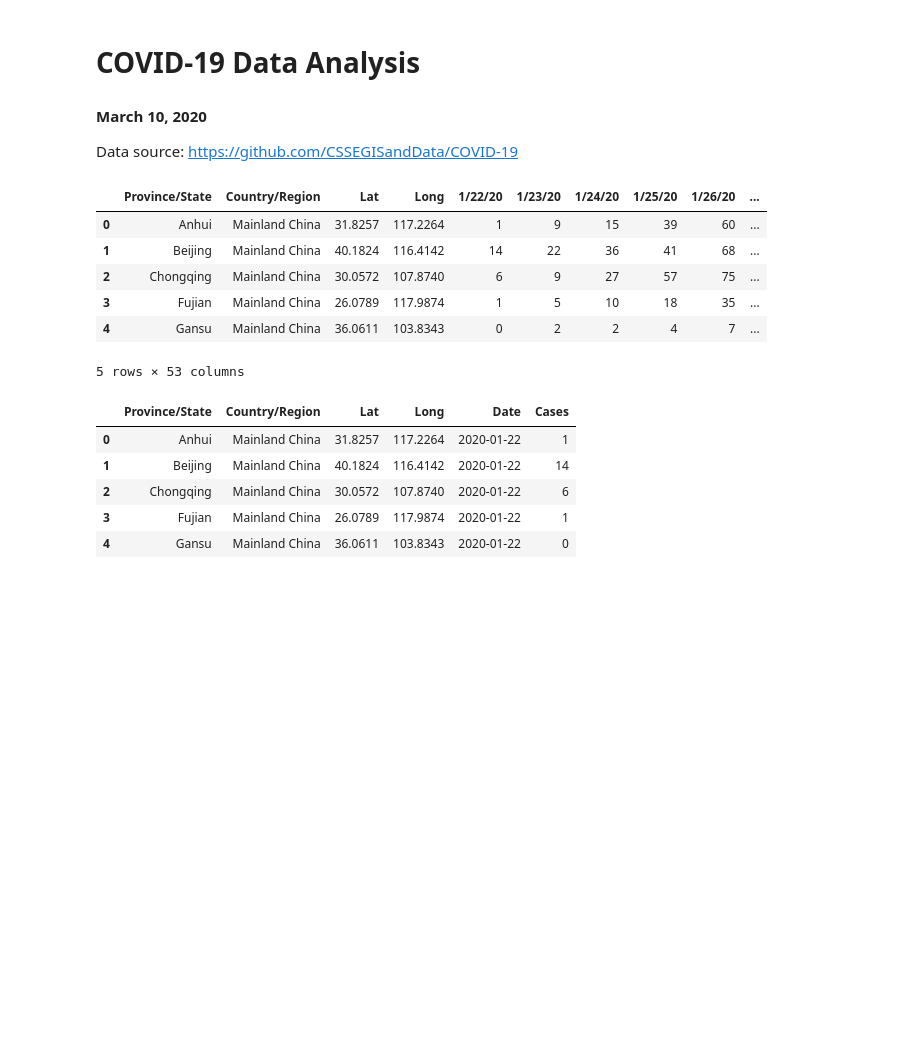
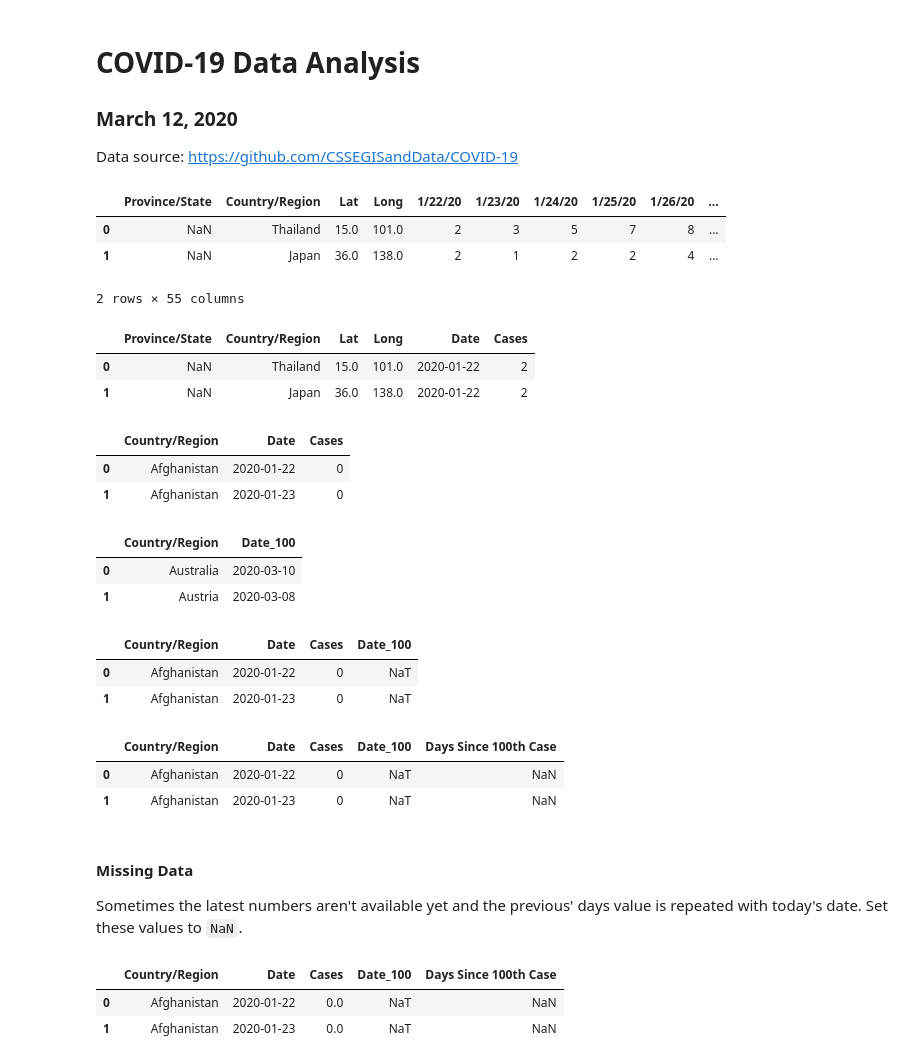
Before and after one commit to jenfly/covid-19, a Jupyter notebook: covid-19-timeseries.ipynb, the cells around one changed output. Cells and saved outputs as stored; diff of their text form; code cells hidden in the pictures; blank space fills up the shorter version.

```diff
--- a/covid-19-timeseries.ipynb
+++ b/covid-19-timeseries.ipynb
@@ -1,7 +1,7 @@
 # %% [markdown]
 # COVID-19 Data Analysis
 
-#### March 10, 2020
+### March 12, 2020
 
 Data source: https://github.com/CSSEGISandData/COVID-19
 # %%
@@ -11,26 +12,61 @@ import plotly.graph_objects as go
 # %%
 # Read up-to-date data from online repository
 url = 'https://raw.githubusercontent.com/CSSEGISandData/COVID-19/master/csse_covid_19_data/csse_covid_19_time_series/time_series_19-covid-Confirmed.csv'
 cov_in = pd.read_csv(url)
-cov_in.head()
+cov_in.head(2)
 # %% [output]
 |  | Province/State | Country/Region | Lat | Long | 1/22/20 | 1/23/20 | 1/24/20 | 1/25/20 | 1/26/20 | ... |
-| 0 | Anhui | Mainland China | 31.8257 | 117.2264 | 1 | 9 | 15 | 39 | 60 | ... |
-| 1 | Beijing | Mainland China | 40.1824 | 116.4142 | 14 | 22 | 36 | 41 | 68 | ... |
-| 2 | Chongqing | Mainland China | 30.0572 | 107.8740 | 6 | 9 | 27 | 57 | 75 | ... |
-| 3 | Fujian | Mainland China | 26.0789 | 117.9874 | 1 | 5 | 10 | 18 | 35 | ... |
-| 4 | Gansu | Mainland China | 36.0611 | 103.8343 | 0 | 2 | 2 | 4 | 7 | ... |
+| 0 | NaN | Thailand | 15.0 | 101.0 | 2 | 3 | 5 | 7 | 8 | ... |
+| 1 | NaN | Japan | 36.0 | 138.0 | 2 | 1 | 2 | 2 | 4 | ... |
-5 rows × 53 columns
+2 rows × 55 columns
 # %%
 # Reshape data into tidy format
-cov = cov_in.melt(id_vars=['Province/State', 'Country/Region', 'Lat', 'Long'],
-                  var_name='Date', value_name='Cases')
-cov['Date'] = pd.to_datetime(cov['Date'])
-cov.head()
+cov_by_state = cov_in.melt(id_vars=['Province/State', 'Country/Region', 'Lat', 'Long'],
+                           var_name='Date', value_name='Cases')
+cov_by_state['Date'] = pd.to_datetime(cov_by_state['Date'])
+cov_by_state.head(2)
 # %% [output]
 |  | Province/State | Country/Region | Lat | Long | Date | Cases |
-| 0 | Anhui | Mainland China | 31.8257 | 117.2264 | 2020-01-22 | 1 |
-| 1 | Beijing | Mainland China | 40.1824 | 116.4142 | 2020-01-22 | 14 |
-| 2 | Chongqing | Mainland China | 30.0572 | 107.8740 | 2020-01-22 | 6 |
-| 3 | Fujian | Mainland China | 26.0789 | 117.9874 | 2020-01-22 | 1 |
-| 4 | Gansu | Mainland China | 36.0611 | 103.8343 | 2020-01-22 | 0 |
+| 0 | NaN | Thailand | 15.0 | 101.0 | 2020-01-22 | 2 |
+| 1 | NaN | Japan | 36.0 | 138.0 | 2020-01-22 | 2 |
+# %%
+# Compute totals for each country
+cov = cov_by_state.groupby(['Country/Region', 'Date'])['Cases'].sum().reset_index(drop=False)
+cov.head(2)
+# %% [output]
+|  | Country/Region | Date | Cases |
+| 0 | Afghanistan | 2020-01-22 | 0 |
+| 1 | Afghanistan | 2020-01-23 | 0 |
+# %%
+# Compute date of 100th case for each country
+d100 = (cov[cov['Cases'] >= 100]
+        .groupby('Country/Region')['Date']
+        .min()
+        .to_frame(name='Date_100')
+        .reset_index(drop=False)
+       )
+d100.head(2)
+# %% [output]
+|  | Country/Region | Date_100 |
+| 0 | Australia | 2020-03-10 |
+| 1 | Austria | 2020-03-08 |
+# %%
+# Merge date of 100th case with main dataframe
+cov = cov.merge(d100, how='left')
+cov.head(2)
+# %% [output]
+|  | Country/Region | Date | Cases | Date_100 |
+| 0 | Afghanistan | 2020-01-22 | 0 | NaT |
+| 1 | Afghanistan | 2020-01-23 | 0 | NaT |
+# %%
+# Compute number of days since 100th case
+cov['Days Since 100th Case'] = (cov['Date'] - cov['Date_100']).dt.days
+cov.head(2)
+# %% [output]
+|  | Country/Region | Date | Cases | Date_100 | Days Since 100th Case |
+| 0 | Afghanistan | 2020-01-22 | 0 | NaT | NaN |
+| 1 | Afghanistan | 2020-01-23 | 0 | NaT | NaN |
+# %% [markdown]
+#### Missing Data
+
+Sometimes the latest numbers aren't available yet and the previous' days value is repeated with today's date. Set these values to `NaN`.
@@ -36,0 +95,10 @@ cov.head()
+# %%
+cov = (cov.groupby('Country/Region')
+        .apply(clean_tseries)
+        .reset_index(drop=True)
+       )
+cov.head(2)
+# %% [output]
+|  | Country/Region | Date | Cases | Date_100 | Days Since 100th Case |
+| 0 | Afghanistan | 2020-01-22 | 0.0 | NaT | NaN |
+| 1 | Afghanistan | 2020-01-23 | 0.0 | NaT | NaN |
```
Also changed, not shown: parts of 13 cells of this notebook.
